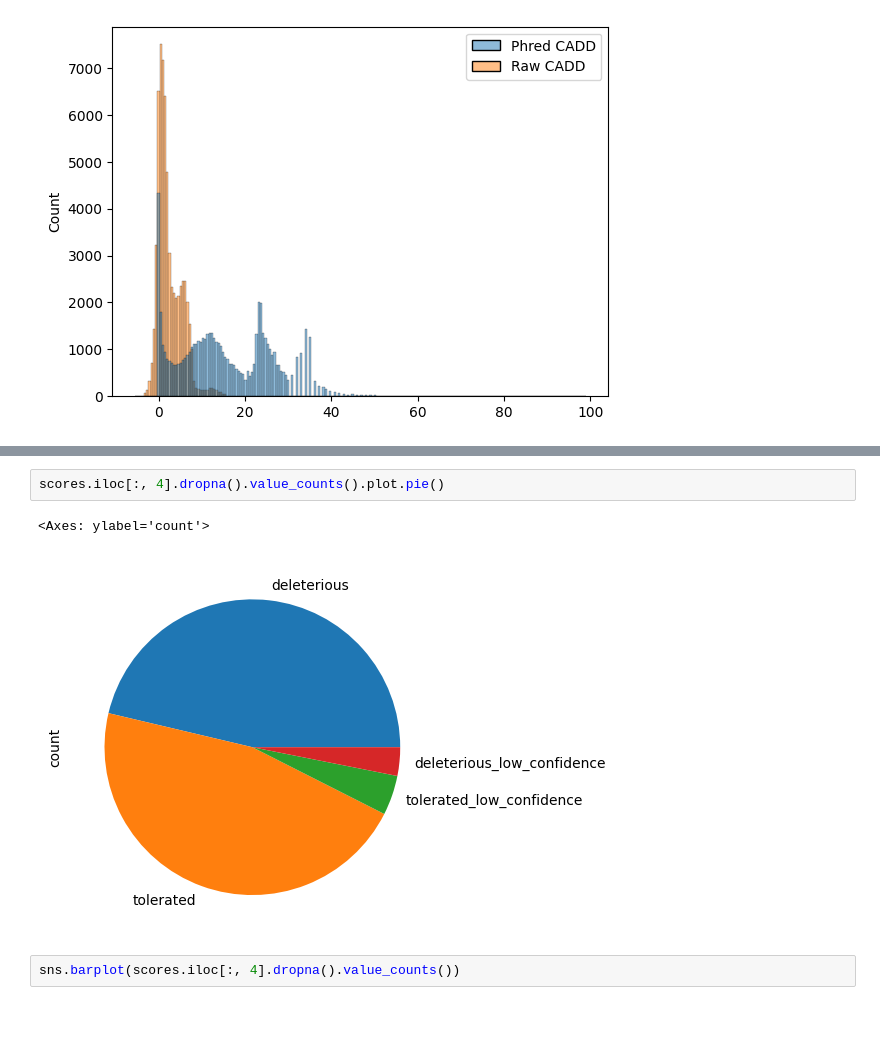
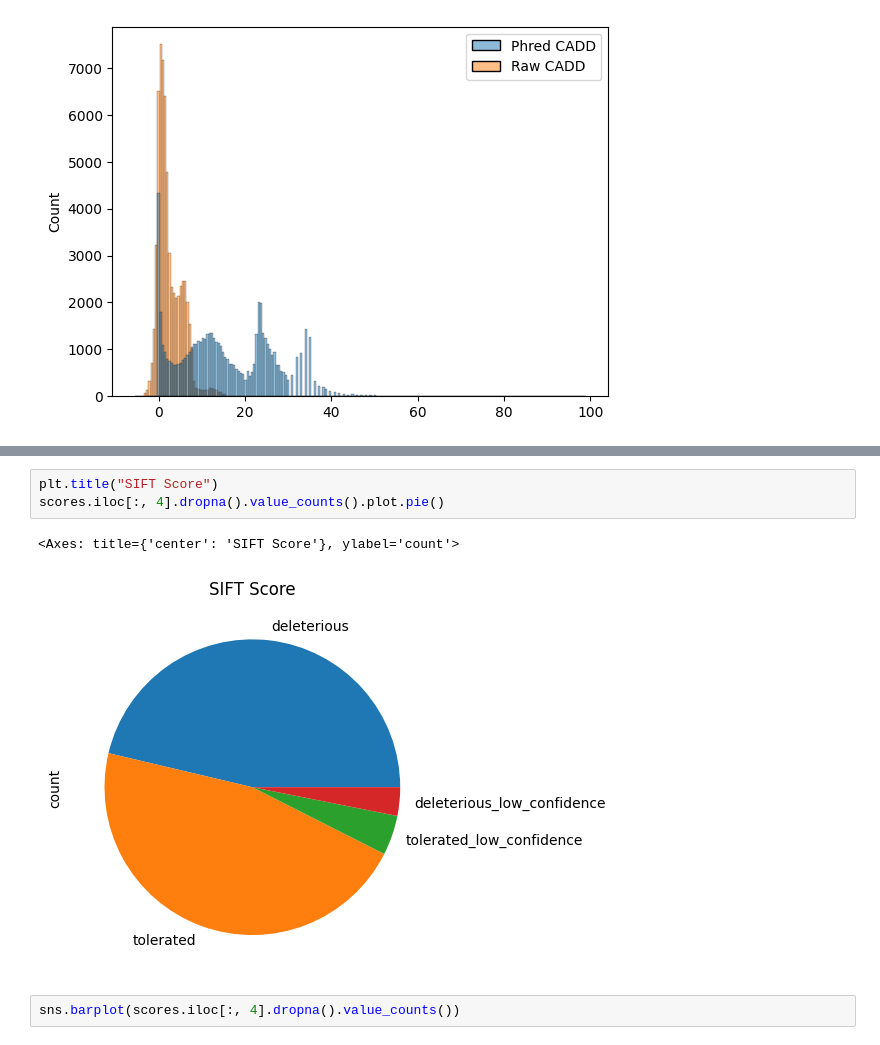
Before and after one commit to echometerain/Stats-Project, a Jupyter notebook: notebook.ipynb, the cells around one changed output, grey strips where cells are left out. Saved outputs shown, nothing was run; the diff lists cells and outputs as text; blank space fills up the shorter version.

```diff
--- a/notebook.ipynb
+++ b/notebook.ipynb
@@ -146,8 +157,9 @@ sns.histplot(scores.iloc[:, 2:4])
 # %%
+plt.title("SIFT Score")
 scores.iloc[:, 4].dropna().value_counts().plot.pie()
 # %% [output]
-<Axes: ylabel='count'>
+<Axes: title={'center': 'SIFT Score'}, ylabel='count'>
-[figure, old version]
+[figure, new version]
 # %%
 sns.barplot(scores.iloc[:, 4].dropna().value_counts())
 # %% [output]
```
Also changed, not shown: parts of 17 cells of this notebook.
